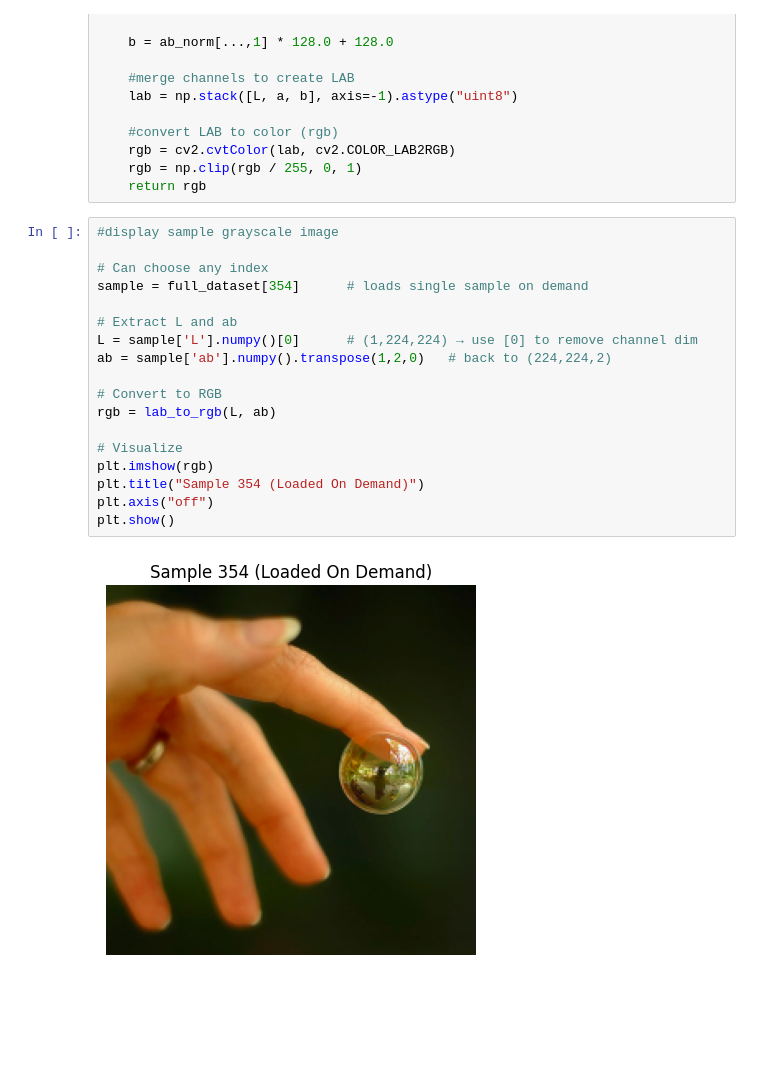
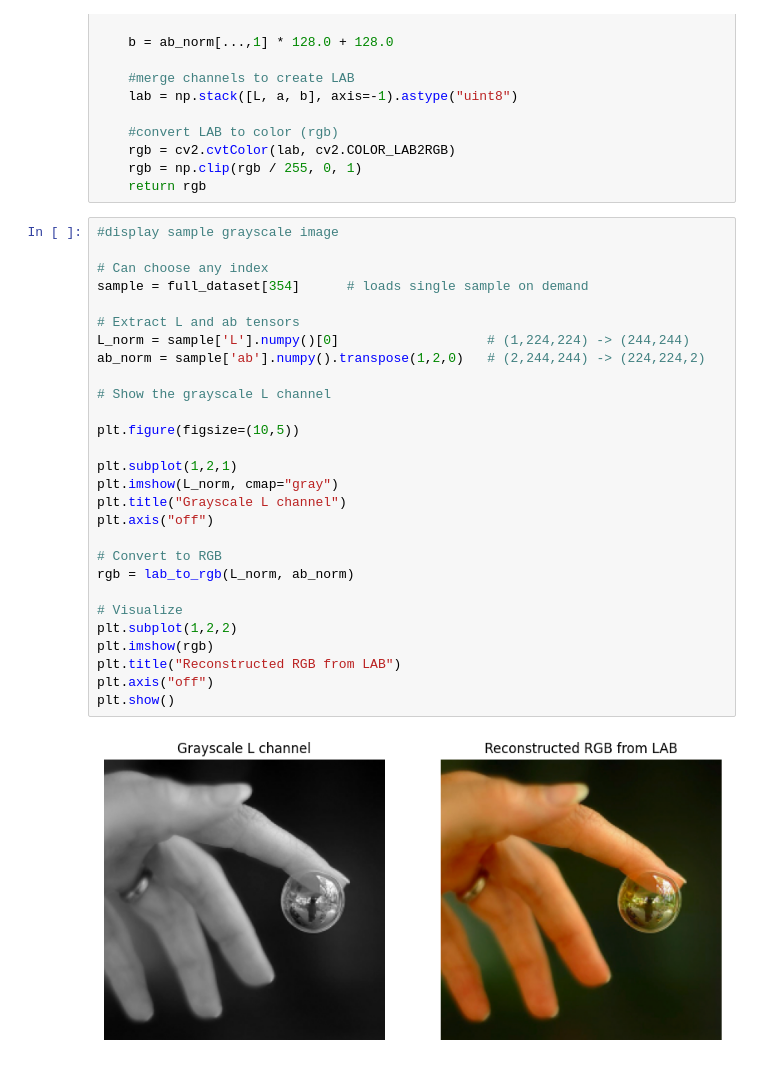
Before and after one commit to laura-anker/NN-FinalProject, a Jupyter notebook: colorization_model.ipynb, the cells around one changed output. Drawn from its saved outputs; the diff is of its cells as text; blank space fills up the shorter version.

Commit message:
Updated visualization method

```diff
--- a/colorization_model.ipynb
+++ b/colorization_model.ipynb
@@ -117,20 +118,30 @@ def lab_to_rgb(L_norm, ab_norm):
 # %%
 #display sample grayscale image
 
 # Can choose any index
 sample = full_dataset[354]      # loads single sample on demand
 
-# Extract L and ab
-L = sample['L'].numpy()[0]      # (1,224,224) → use [0] to remove channel dim
-ab = sample['ab'].numpy().transpose(1,2,0)   # back to (224,224,2)
+# Extract L and ab tensors
+L_norm = sample['L'].numpy()[0]                   # (1,224,224) -> (244,244)
+ab_norm = sample['ab'].numpy().transpose(1,2,0)   # (2,244,244) -> (224,224,2)
+
+# Show the grayscale L channel
+
+plt.figure(figsize=(10,5))
+
+plt.subplot(1,2,1)
+plt.imshow(L_norm, cmap="gray")
+plt.title("Grayscale L channel")
+plt.axis("off")
 
 # Convert to RGB
-rgb = lab_to_rgb(L, ab)
+rgb = lab_to_rgb(L_norm, ab_norm)
 
 # Visualize
+plt.subplot(1,2,2)
 plt.imshow(rgb)
-plt.title("Sample 354 (Loaded On Demand)")
+plt.title("Reconstructed RGB from LAB")
 plt.axis("off")
 plt.show()
 # %% [output]
-[figure, old version]
+[figure, new version]
```
Also changed, not shown: parts of 1 cell of this notebook.
